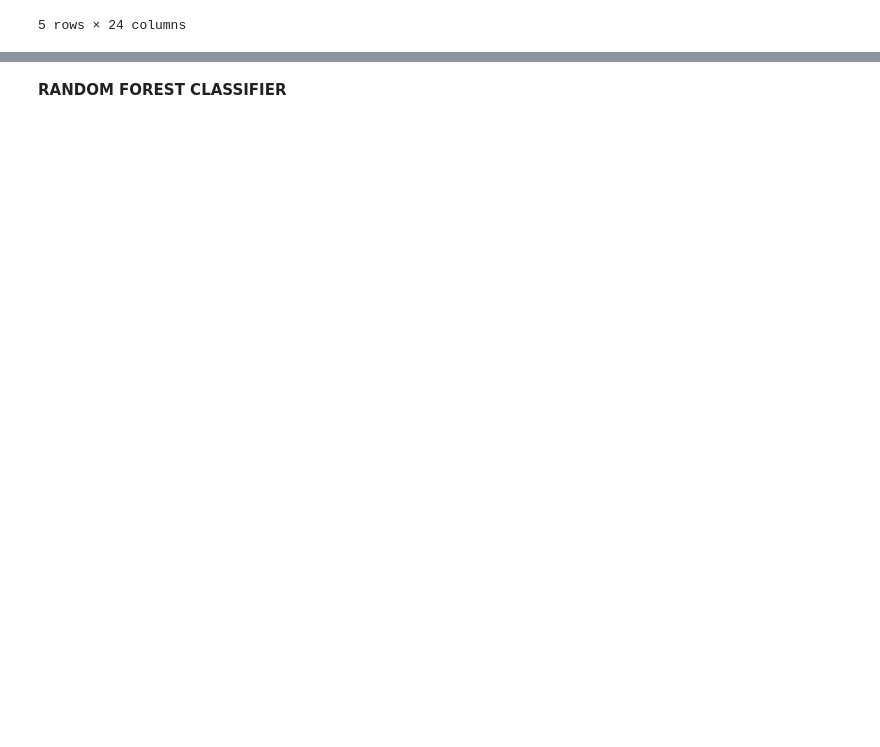
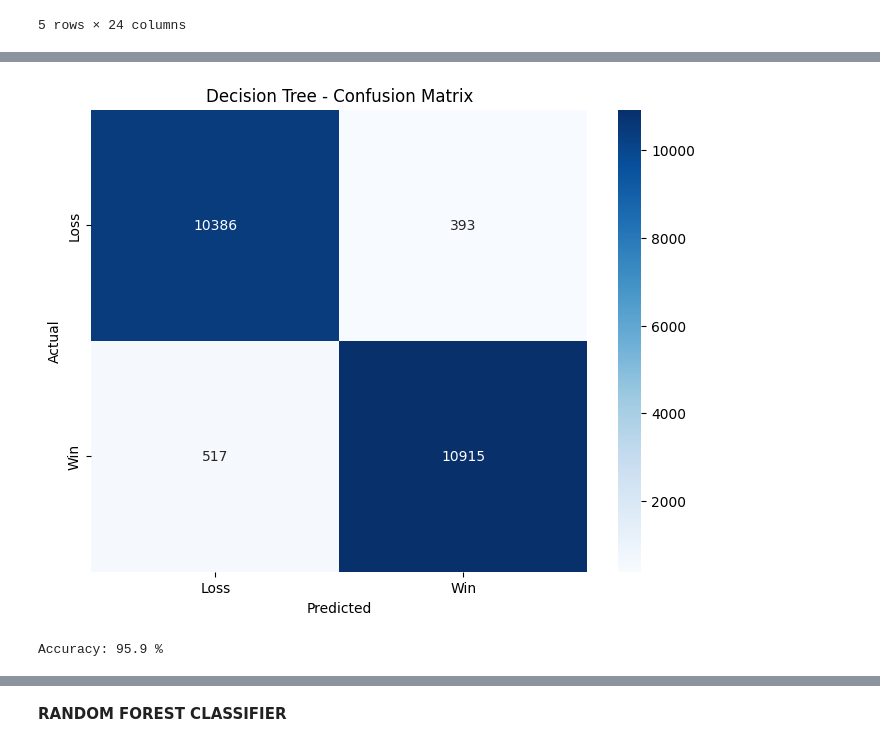
Before and after one commit to brandencodez/IPL-Win-Predictor, a Jupyter notebook: ipl-notebook-2.ipynb, the cells around one changed output, grey strips where cells are left out. Cells and saved outputs as stored; diff of their text form; code cells hidden in the pictures; blank space fills up the shorter version.

```diff
--- a/ipl-notebook-2.ipynb
+++ b/ipl-notebook-2.ipynb
@@ -272,0 +425,15 @@ X_train,X_test,y_train,y_test = train_test_split(X,y,test_size=0.2,random_state=
+# %%
+# Grid Search for Hyperparameter Tuning
+from sklearn.model_selection import GridSearchCV
+param_grid = {
+    'model__max_depth': [5, 10, 20],
+    'model__min_samples_split': [2, 5, 10],
+    'model__criterion': ['gini', 'entropy', 'log_loss']
+}
+
+
+grid_search = GridSearchCV(pipeline, param_grid, cv=5, scoring='accuracy')
+grid_search.fit(X_train, y_train)
+
+print("Best Hyperparameters:", grid_search.best_params_)
+print("Best Accuracy (CV):", grid_search.best_score_)
@@ -272,0 +489,21 @@ X_train,X_test,y_train,y_test = train_test_split(X,y,test_size=0.2,random_state=
+# %%
+y_pred_tree = tree_pipe.predict(X_test)
+
+
+# Confusion matrix
+cm_tree = confusion_matrix(y_test, y_pred_tree)
+
+# Plot Confusion Matrix
+plt.figure(figsize=(8, 6))
+sns.heatmap(cm_tree, annot=True, fmt='d', cmap='Blues', xticklabels=['Loss', 'Win'], yticklabels=['Loss', 'Win'])
+plt.xlabel('Predicted')
+plt.ylabel('Actual')
+plt.title('Decision Tree - Confusion Matrix')
+plt.show()
+
+# Accuracy
+accuracy_tree = accuracy_score(y_test, y_pred_tree) * 100
+print("Accuracy:", round(accuracy_tree, 2), "%")
+# %% [output]
+[figure, added]
+Accuracy: 95.9 %
```
Also changed, not shown: parts of 46 cells of this notebook.
